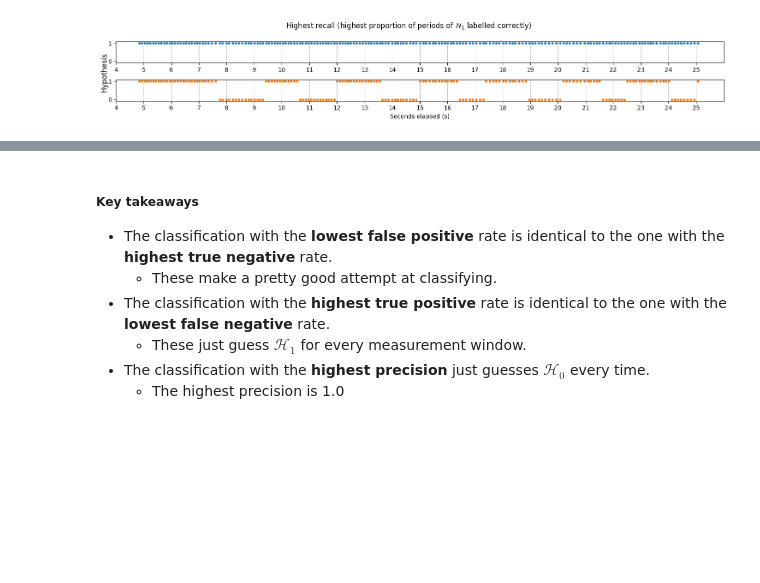
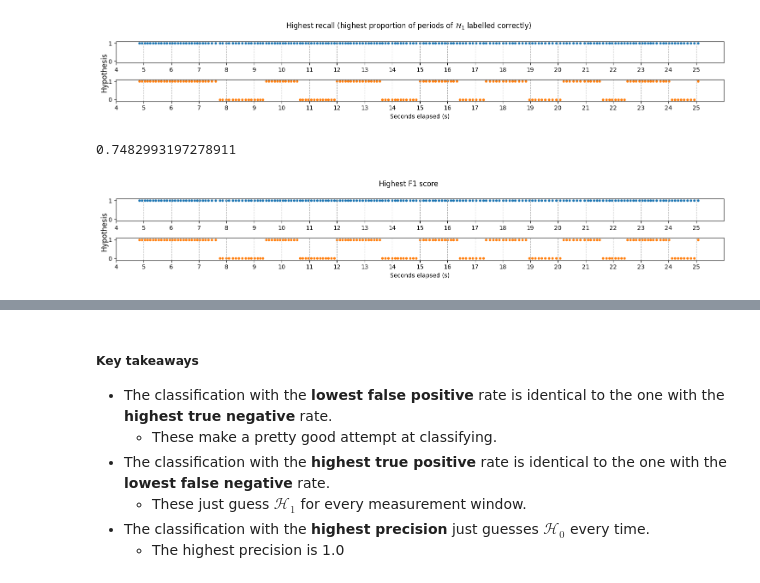
Before and after one commit to sjb296/linear-motion-detection, a Jupyter notebook: main.ipynb, the cells around one changed output, grey strips where cells are left out. Cells and saved outputs as stored; diff of their text form; code cells hidden in the pictures; blank space fills up the shorter version.

```diff
--- a/main.ipynb
+++ b/main.ipynb
@@ -694,3 +685,19 @@ print(max(squat_recalls))
 # %% [output]
 1.0
 [figure]
+# %%
+# Highest F1 score
+side_by_side_hyps(
+    squat_df_trim_s["seconds_elapsed"],
+    squat_hyp_sets[np.argmax(squat_f1_scores)],
+    squat_df_trim_s["hypothesis"],
+    4,
+    26,
+    s=10
+)
+plt.suptitle("Highest F1 score")
+plt.tight_layout()
+print(max(squat_f1_scores))
+# %% [output]
+0.7482993197278911
+[figure, added]
```
Also changed, not shown: parts of 10 cells of this notebook.
